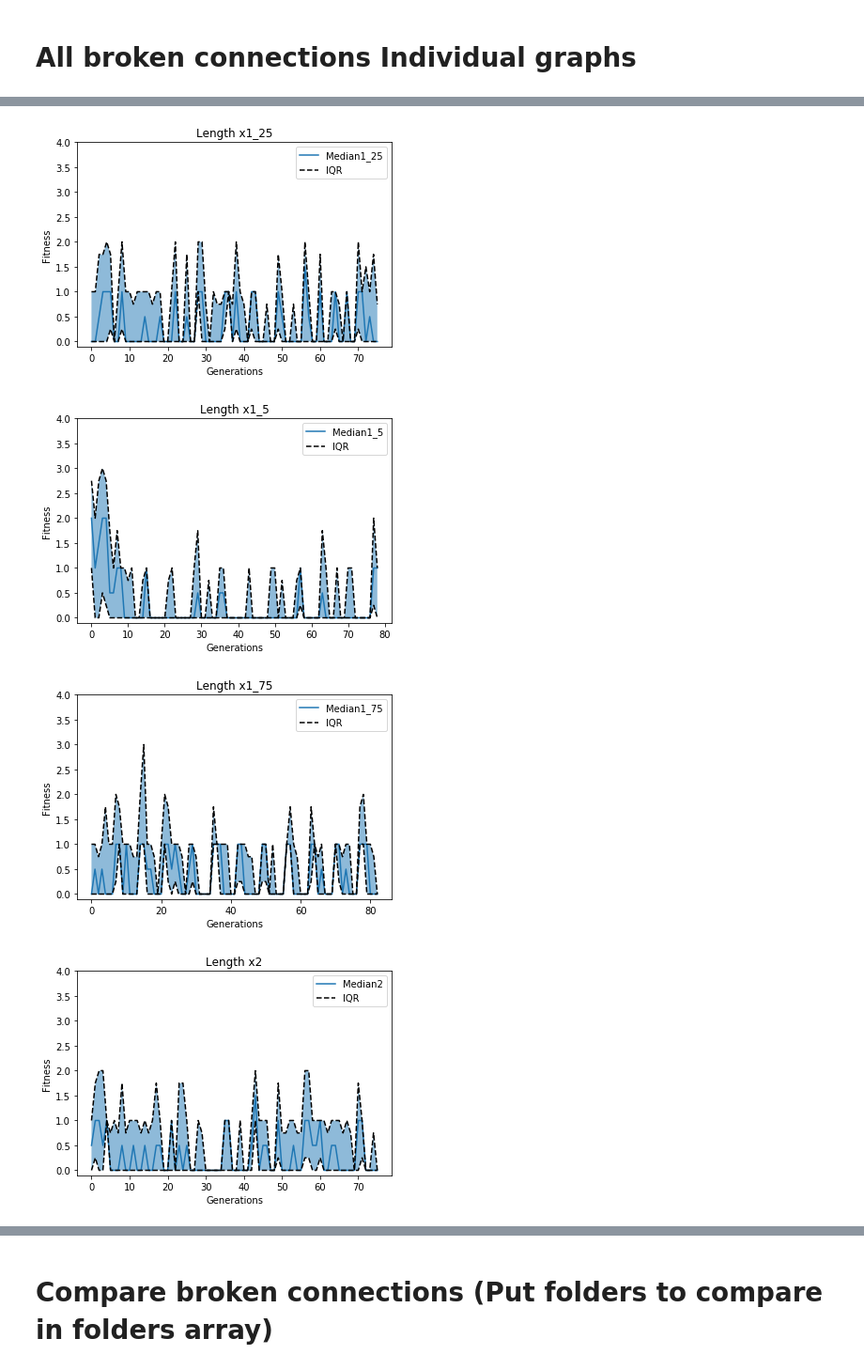
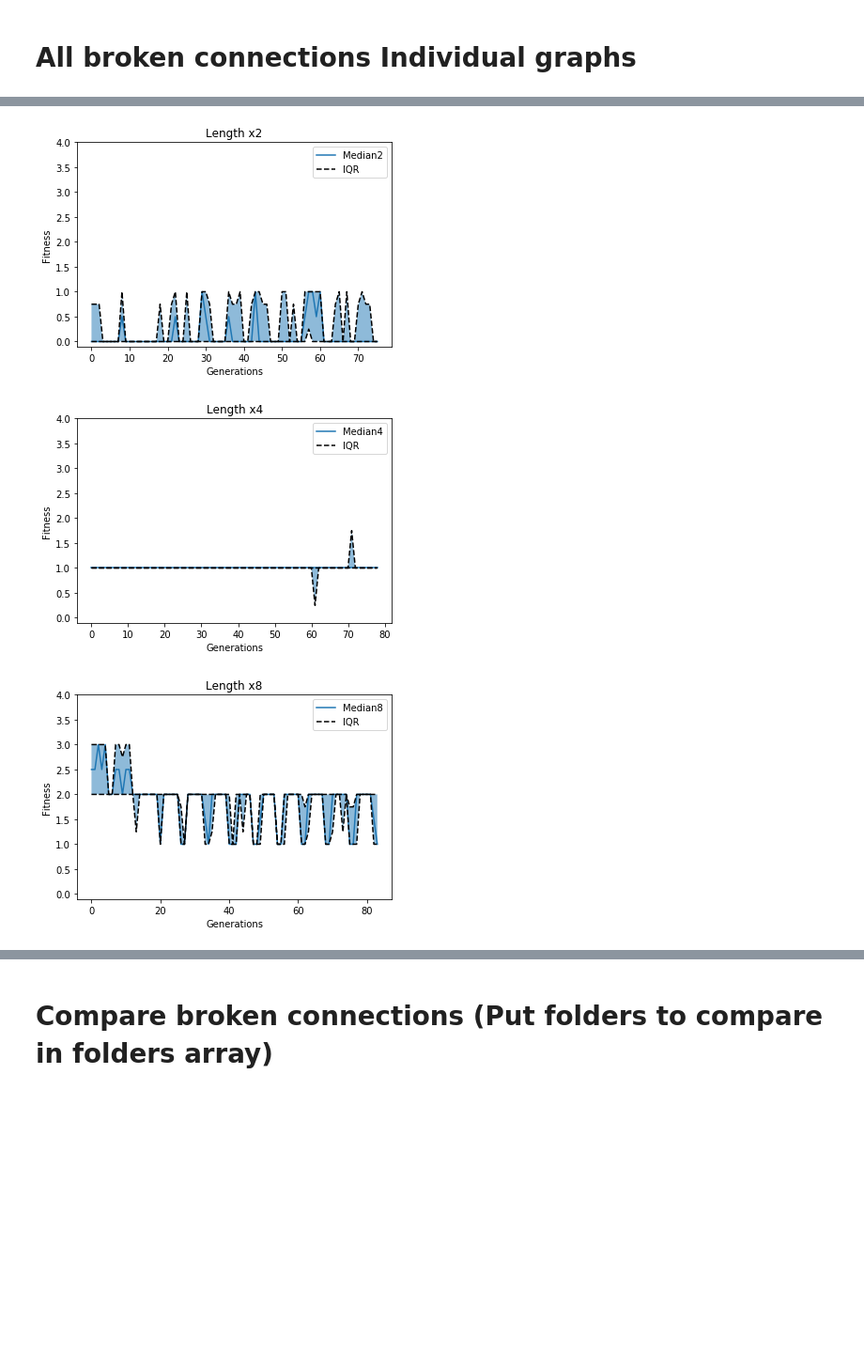
Before and after one commit to rmorenoga/paperGraphs, a Jupyter notebook: Graphs.ipynb, the cells around one changed output, grey strips where cells are left out. Shown at 94% size. Saved outputs shown, nothing was run; the diff lists cells and outputs as text; code cells hidden in the pictures; blank space fills up the shorter version.

```diff
--- a/Graphs.ipynb
+++ b/Graphs.ipynb
@@ -50,8 +50,8 @@ def plotResultGraphs(mainFolder,folders,tp,rep,indiv):
         logCol = 2
         file = 'bestFeatures'
     elif (tp=='brokenConn'):
-        logCol = 9
-        file = 'bestFeatures'
+        logCol = 8
+        file = 'meanFeatures'
 
     if(not indiv):
         fig = plt.figure(figsize=(15,10))
@@ -156,6 +157,6 @@ plotResultGraphs('filesFromLenghtExperiment',folders,'nModules',10,False)
 # %% [markdown]
 # All broken connections Individual graphs
 # %%
-folders = ['1','1_25','1_5','1_75','2','4','8','1-8']
+folders = ['1','2','4','8','1-8']
 plotResultGraphs('filesFromLenghtExperiment',folders,'brokenConn',10,True)
 # %% [output]
@@ -163,4 +164,3 @@ plotResultGraphs('filesFromLenghtExperiment',folders,'brokenConn',10,True)
-[figure, old version]
+[figure, new version]
-[figure, old version]
+[figure, new version]
-[figure, old version]
+[figure, new version]
-[figure, removed]
```
Also changed, not shown: parts of 6 cells of this notebook.
